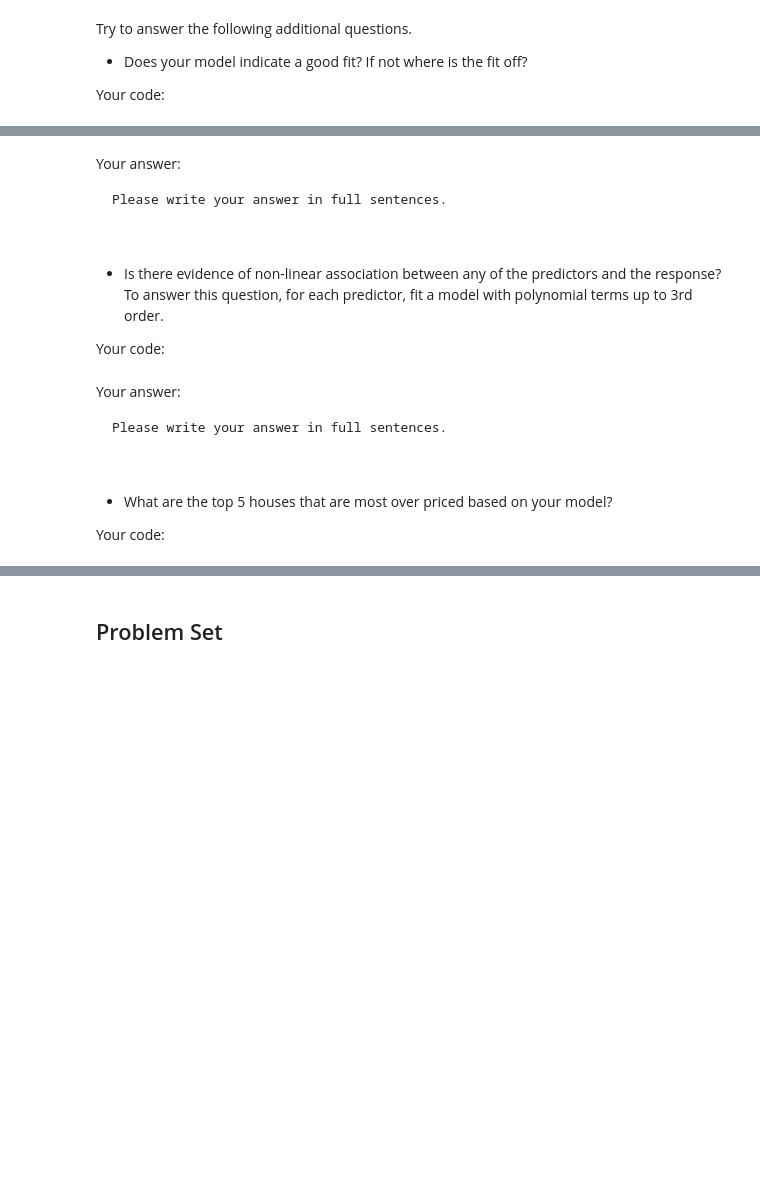
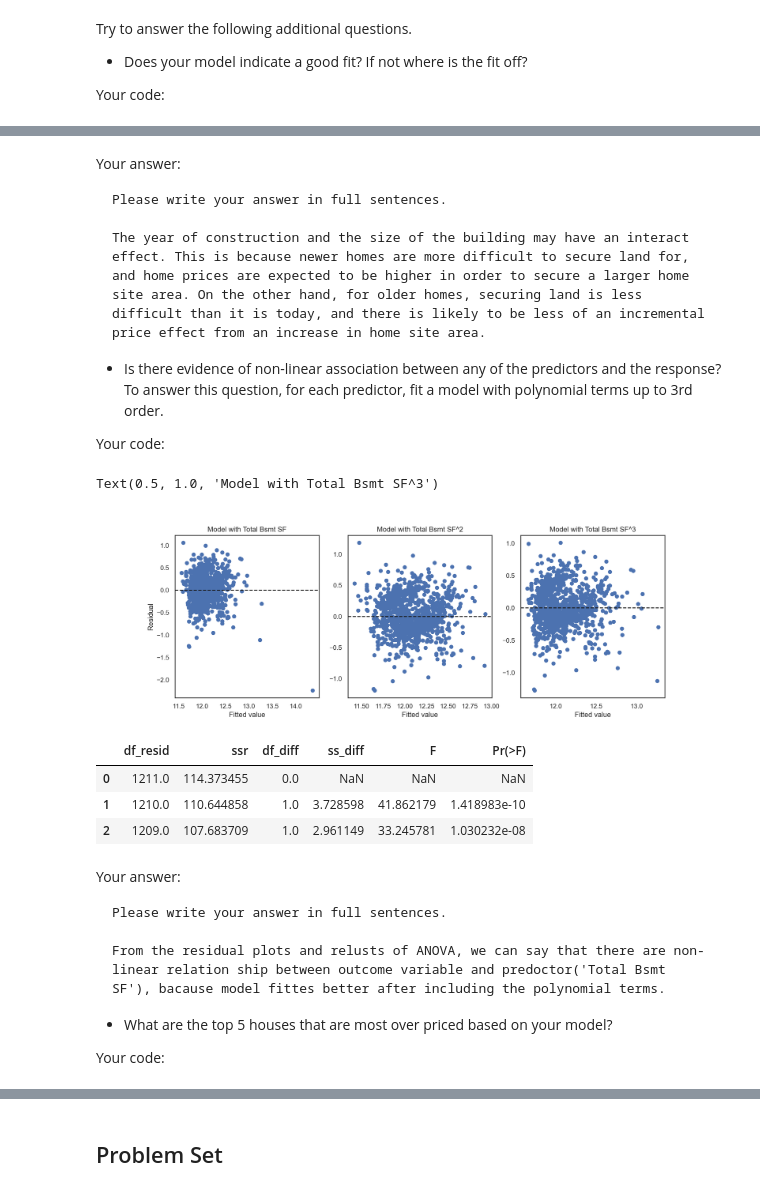
Before and after one commit to BU-MSSP-Classroom/ma679-spring2024-01-linear-regression-yu99t, a Jupyter notebook: Ch3_Regression_Python.ipynb, the cells around one changed output, grey strips where cells are left out. Cells and saved outputs as stored; diff of their text form; code cells hidden in the pictures; blank space fills up the shorter version.

```diff
--- a/Ch3_Regression_Python.ipynb
+++ b/Ch3_Regression_Python.ipynb
@@ -512,23 +612,62 @@ Your answer:
 ~~~
 Please write your answer in full sentences.
 
-
+The year of construction and the size of the building may have an interact effect. This is because newer homes are more difficult to secure land for, and home prices are expected to be higher in order to secure a larger home site area. On the other hand, for older homes, securing land is less difficult than it is today, and there is likely to be less of an incremental price effect from an increase in home site area.
 ~~~
 
 - Is there evidence of non-linear association between any of the predictors and the response? To answer this question, for each predictor, fit a model with polynomial terms up to 3rd order.
 
 
 Your code:
+# %%
+y = ames_raw_2008_sub['SalePrice']
+
+X1 = MS(['Total Bsmt SF']).fit_transform(ames_raw_2008_sub)
+model1 = sm1.OLS(np.log(y), X1)
+lmfit_2008_TBS1 = model1.fit()
+
+X2 = MS([poly(('Total Bsmt SF'), degree=2)]).fit_transform(ames_raw_2008_sub)
+model2 = sm1.OLS(np.log(y), X2)
+lmfit_2008_TBS2 = model2.fit()
+
+X3 = MS([poly(('Total Bsmt SF'), degree=3)]).fit_transform(ames_raw_2008_sub)
+model3 = sm1.OLS(np.log(y), X3)
+lmfit_2008_TBS3 = model3.fit()
 # %%
-#
-#
+fig, axes = plt.subplots(1, 3, figsize=(15, 5))
+
+axes[0].scatter(lmfit_2008_TBS1.fittedvalues, lmfit_2008_TBS1.resid)
+axes[0].set_xlabel('Fitted value')
+axes[0].set_ylabel('Residual')
+axes[0].axhline(0, c='k', ls='--')
+axes[0].set_title('Model with Total Bsmt SF')
+
+axes[1].scatter(lmfit_2008_TBS2.fittedvalues, lmfit_2008_TBS2.resid)
+axes[1].set_xlabel('Fitted value')
+axes[1].axhline(0, c='k', ls='--')
+axes[1].set_title('Model with Total Bsmt SF^2')
+
+axes[2].scatter(lmfit_2008_TBS3.fittedvalues, lmfit_2008_TBS3.resid)
+axes[2].set_xlabel('Fitted value')
+axes[2].axhline(0, c='k', ls='--')
+axes[2].set_title('Model with Total Bsmt SF^3')
+# %% [output]
+Text(0.5, 1.0, 'Model with Total Bsmt SF^3')
+[figure, added]
+# %%
+anova_lm(lmfit_2008_TBS1, lmfit_2008_TBS2, lmfit_2008_TBS3)
+# %% [output]
+|  | df_resid | ssr | df_diff | ss_diff | F | Pr(>F) |
+| 0 | 1211.0 | 114.373455 | 0.0 | NaN | NaN | NaN |
+| 1 | 1210.0 | 110.644858 | 1.0 | 3.728598 | 41.862179 | 1.418983e-10 |
+| 2 | 1209.0 | 107.683709 | 1.0 | 2.961149 | 33.245781 | 1.030232e-08 |
 # %% [markdown]
 Your answer:
 
 ~~~
 Please write your answer in full sentences.
 
-
+From the residual plots and relusts of ANOVA, we can say that there are non-linear relation ship between outcome variable and predoctor('Total Bsmt SF'), bacause model fittes better after including the polynomial terms.
 ~~~
 
 - What are the top 5 houses that are most over priced based on your model?
```
Also changed, not shown: parts of 74 cells of this notebook, 7 other files.
